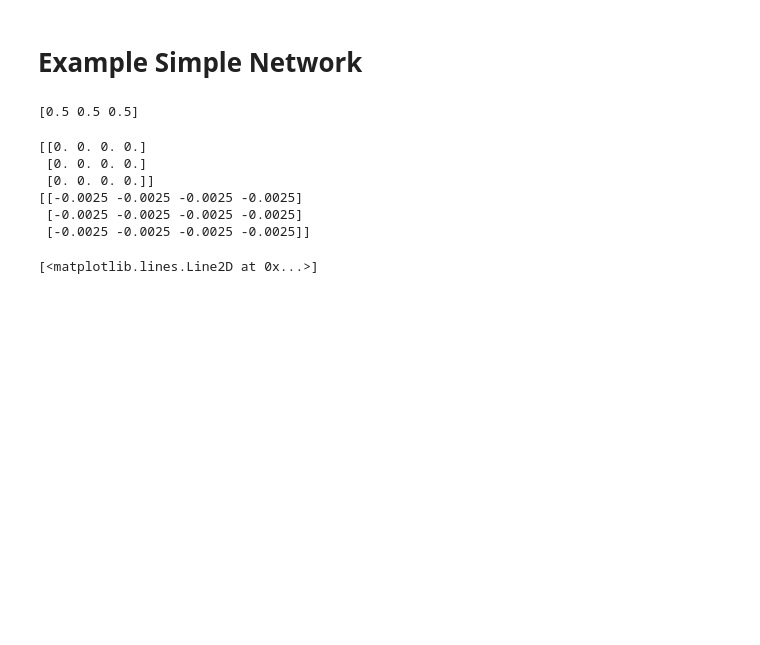
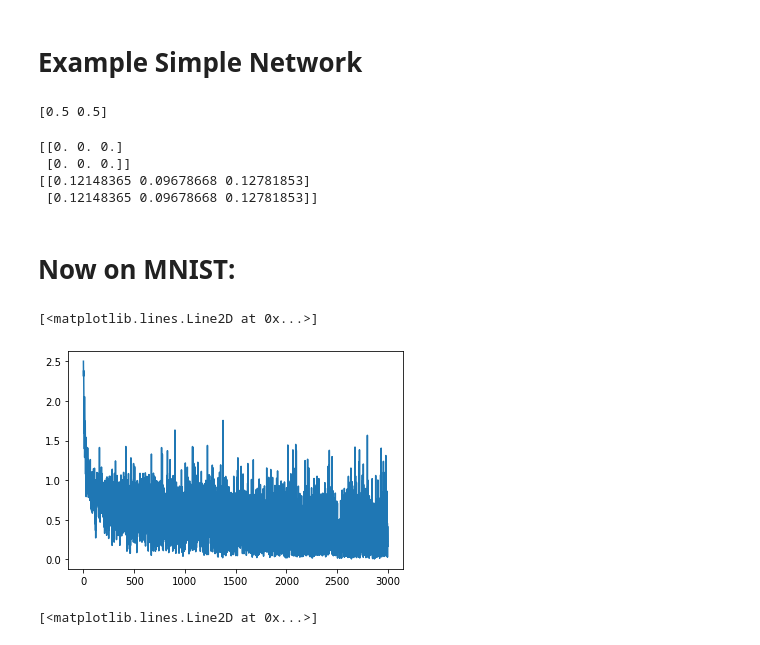
Before and after one commit to WilliamBidle/Artifice, a Jupyter notebook: Neural_Net.ipynb, the cells around one changed output. Saved outputs shown, nothing was run; the diff lists cells and outputs as text; code cells hidden in the pictures; blank space fills up the shorter version.

```diff
--- a/Neural_Net.ipynb
+++ b/Neural_Net.ipynb
@@ -45,7 +45,7 @@ def eval_MSE(output, label, diff = False):
 
     return f(output, label)
 
-######################### The Activation Function #########################
+######################### The Activation Functions ########################
 
 def sigmoid_func():
     x = Symbol('x')
@@ -66,6 +66,25 @@ def eval_sigmoid(_input_, diff = False):
 
     return f(_input_)
 
+def tanh_func():
+    x = Symbol('x')
+
+    tanh = (exp(x) - exp(-x))/(exp(x) + exp(-x))
+    return tanh
+
+def eval_tanh(_input_, diff = False):
+    func = tanh_func()
+    x = list(func.free_symbols)[0]
+
+    if diff == True:
+        func = func.diff(x)
+
+    # display(func)
+
+    f = lambdify(x, func)
+
+    return f(_input_)
+
 ######################### The Activation Function #########################
 # example of a simple network
 
@@ -73,12 +92,11 @@ def NN(weights, _input_, _label_):
 
     result = eval_sigmoid(np.dot(weights,_input_), diff = False)
 
-    error = eval_MSE(result, _label_)
+    error = eval_MSE(result, _label_, diff = False)
 
     return result, error
 
-######################### The Activation Function #########################
-
+############################ Gradient Descent ############################
 
 def update_weights(weights, _input_, _output_, _label_, epsilon = 1):
 
@@ -90,6 +108,8 @@ def update_weights(weights, _input_, _output_, _label_, epsilon = 1):
 
     return new_weights
 
+################################# Other ##################################
+
 def One_Hot_Encode(labels):
     encoded_labels = np.zeros((len(labels), 10))
     for i in range(len(labels)):
@@ -98,30 +118,30 @@ def One_Hot_Encode(labels):
 # %% [markdown]
 # Example Simple Network
 # %%
-num_inputs = 4
-num_outputs = 3
+num_inputs = 3
+num_outputs = 2
 
 _input_ = np.random.rand(num_inputs)
 weights = np.zeros((num_outputs,num_inputs))
 _label_ = np.ones((num_outputs))
 
-_input_ = np.ones((num_inputs))
-_label_ = np.zeros((num_outputs))
-
 output, error = NN(weights, _input_, _label_)
 print(output)
 # %% [output]
-[0.5 0.5 0.5]
+[0.5 0.5]
 # %%
+epsilon = 1
+
 print(weights)
-print(update_weights(weights, _input_, output, _label_, epsilon))
+weights = weights + update_weights(weights, _input_, output, _label_, epsilon)
+print(weights)
 # %% [output]
-[[0. 0. 0. 0.]
- [0. 0. 0. 0.]
- [0. 0. 0. 0.]]
-[[-0.0025 -0.0025 -0.0025 -0.0025]
- [-0.0025 -0.0025 -0.0025 -0.0025]
- [-0.0025 -0.0025 -0.0025 -0.0025]]
+[[0. 0. 0.]
+ [0. 0. 0.]]
+[[0.12148365 0.09678668 0.12781853]
+ [0.12148365 0.09678668 0.12781853]]
+# %% [markdown]
+# Now on MNIST:
 # %%
 inputs = x_train[0:3000]
 labels = y_train[0:3000]
@@ -130,7 +150,7 @@ encoded_labels = One_Hot_Encode(labels)
 num_inputs = len(inputs[0])
 num_outputs = len(encoded_labels[0])
 
-batch_size = 10 # the number of images to look at before making a correction
+batch_size = 1 # the number of images to look at before making a correction
 epsilon = 0.01
 
 weights = np.zeros((num_outputs, num_inputs))
@@ -151,6 +171,11 @@ for i in range(len(inputs)):
         error_list.append(sum(error))
 
 weights_old = weights
+# %%
+plt.plot(error_list)
+# %% [output]
+[<matplotlib.lines.Line2D at 0x...>]
+[figure, added]
 # %%
 plt.plot(error_list)
 # %% [output]
```
Also changed, not shown: parts of 1 cell of this notebook.
